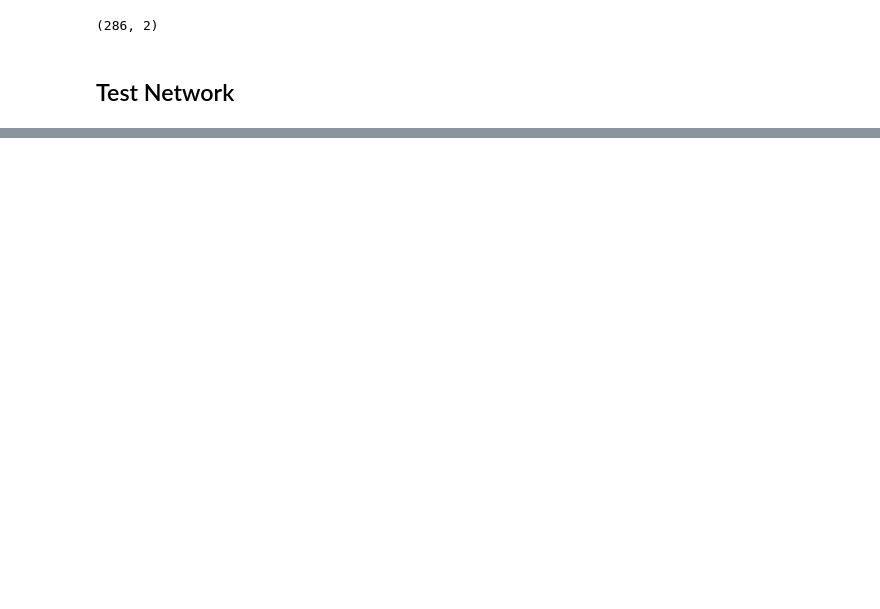
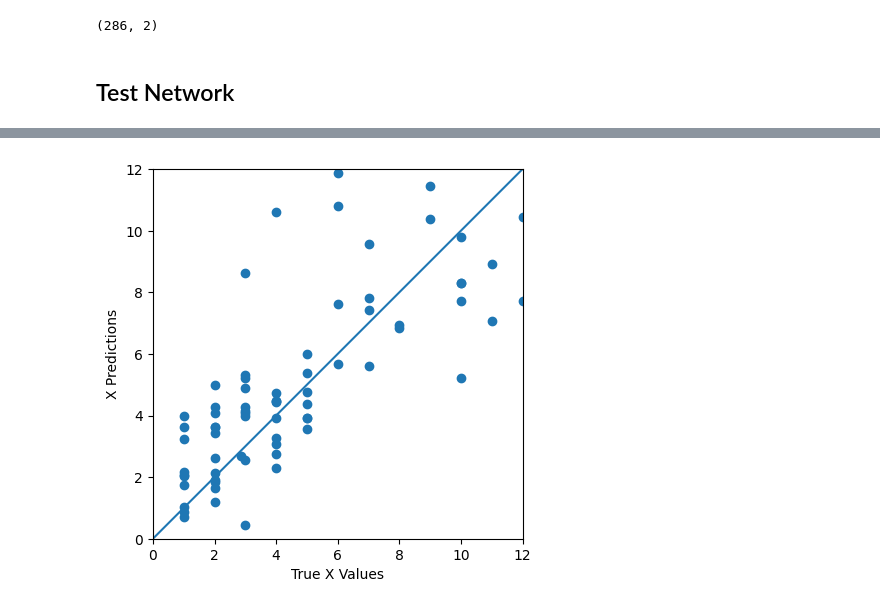
Before and after one commit to Indoor-Navigating-Robot/Indoor-Navigating-Robot, a Jupyter notebook: RSSI_Parse_and_Test_revised.ipynb, the cells around one changed output, grey strips where cells are left out. Saved outputs shown, nothing was run; the diff lists cells and outputs as text; code cells hidden in the pictures; blank space fills up the shorter version.

```diff
--- a/RSSI_Parse_and_Test_revised.ipynb
+++ b/RSSI_Parse_and_Test_revised.ipynb
@@ -143,0 +190,13 @@ plt.show()
+# %%
+test_predictionsx = test_predictions[:, 0] * 12
+
+a = plt.axes(aspect='equal')
+plt.scatter(y_test[:, 0] * 12, test_predictionsx)
+plt.xlabel('True X Values')
+plt.ylabel('X Predictions')
+lims = [0, 12]
+plt.xlim(lims)
+plt.ylim(lims)
+_ = plt.plot(lims, lims)
+# %% [output]
+[figure, added]
```
Also changed, not shown: parts of 18 cells of this notebook.
